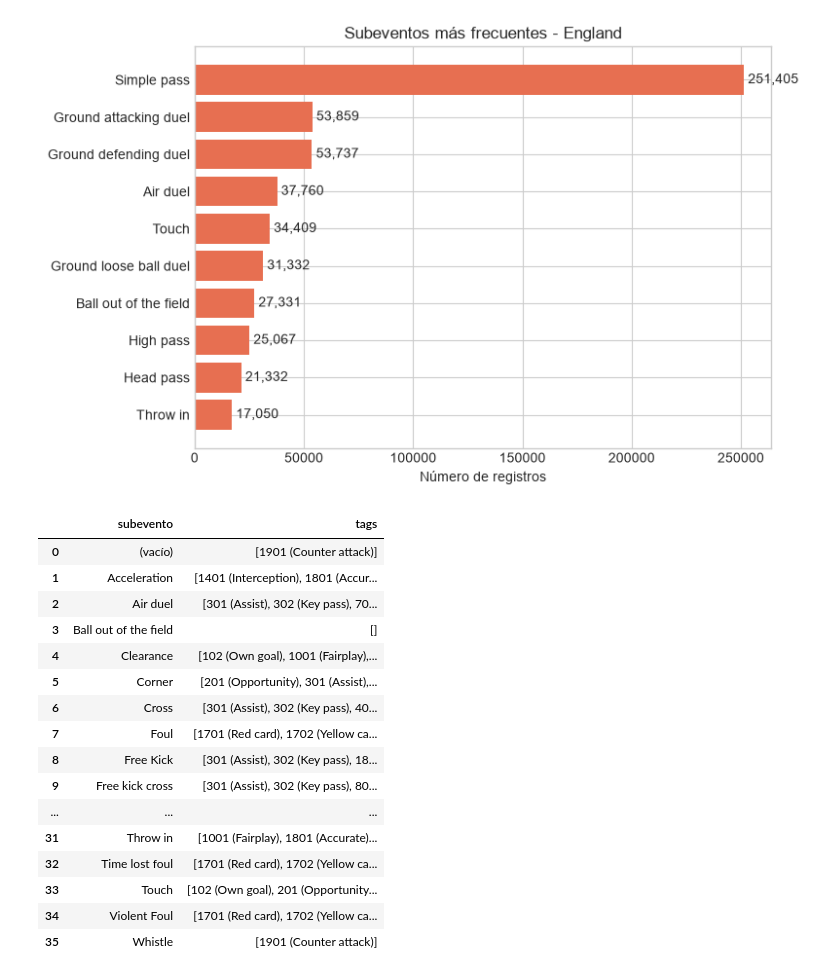
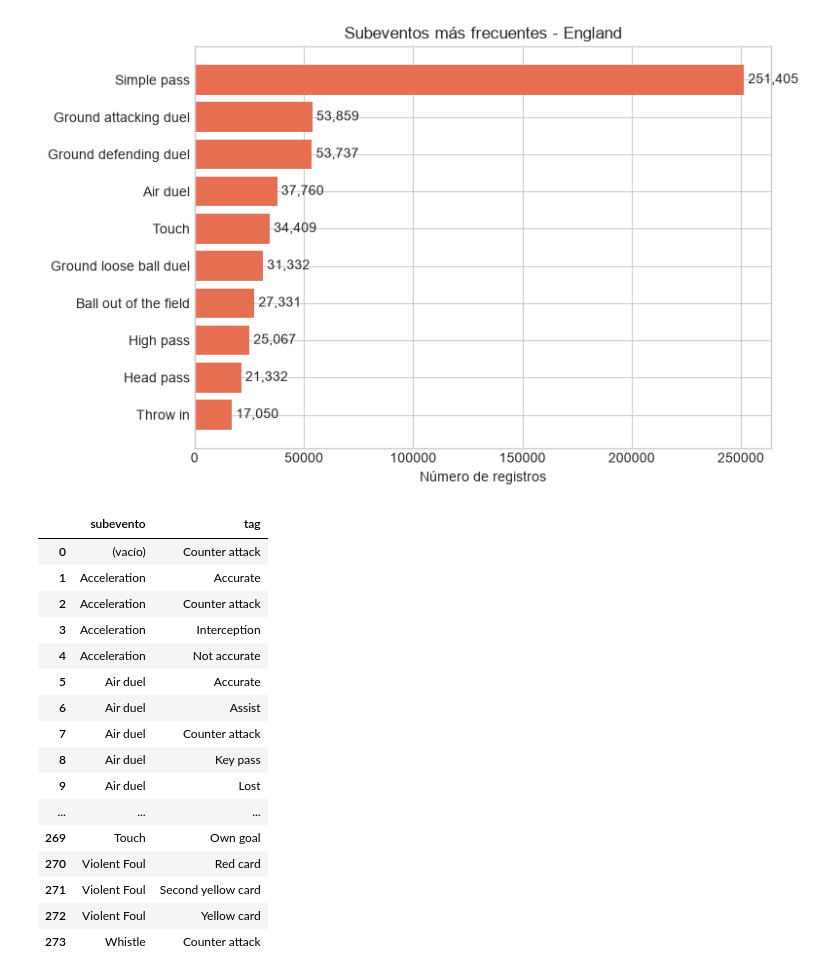
Before and after one commit to MarcosTardy/Sports_analytics_project_2, a Jupyter notebook: analisis_wyscout_england.ipynb, the cells around one changed output. Cells and saved outputs as stored; diff of their text form; code cells hidden in the pictures.

Commit message:
Add subevent/tag analysis to England notebook
Co-authored-by: Copilot <223556219+Copilot@users.noreply.github.com>

```diff
--- a/analisis_wyscout_england.ipynb
+++ b/analisis_wyscout_england.ipynb
@@ -214,41 +241,41 @@ plt.show()
 # %%
 import json
 import pandas as pd
 
 with ARCHIVO_EVENTOS.open(encoding="utf-8") as f:
     eventos = json.load(f)
 
 tags2name = pd.read_csv(CARPETA_BASE / "data" / "tags2name.csv", sep=";").set_index("Tag")["Description"]
 
 tags_por_subevento = {}
 for e in eventos:
     tags_por_subevento.setdefault(e["subEventName"] or "(vacío)", set()).update(t["id"] for t in e["tags"])
 
 df_subeventos_tags = pd.DataFrame(
     [
-        {
-            "subevento": nombre,
-            "tags": [f"{t} ({tags2name.get(t, '?')})" for t in sorted(tags)],
-        }
-        for nombre, tags in sorted(tags_por_subevento.items())
+        {"subevento": subevento, "tag": tags2name.get(tag, "?")}
+        for subevento, tags in sorted(tags_por_subevento.items())
+        for tag in sorted(tags)
     ]
-)
-df_subeventos_tags
+).sort_values(["subevento", "tag"]).reset_index(drop=True)
+
+with pd.option_context("display.max_rows", None):
+    display(df_subeventos_tags)
 # %% [output]
-|  | subevento | tags |
-| 0 | (vacío) | [1901 (Counter attack)] |
-| 1 | Acceleration | [1401 (Interception), 1801 (Accur... |
-| 2 | Air duel | [301 (Assist), 302 (Key pass), 70... |
-| 3 | Ball out of the field | [] |
-| 4 | Clearance | [102 (Own goal), 1001 (Fairplay),... |
-| 5 | Corner | [201 (Opportunity), 301 (Assist),... |
-| 6 | Cross | [301 (Assist), 302 (Key pass), 40... |
-| 7 | Foul | [1701 (Red card), 1702 (Yellow ca... |
-| 8 | Free Kick | [301 (Assist), 302 (Key pass), 18... |
-| 9 | Free kick cross | [301 (Assist), 302 (Key pass), 80... |
+|  | subevento | tag |
+| 0 | (vacío) | Counter attack |
+| 1 | Acceleration | Accurate |
+| 2 | Acceleration | Counter attack |
+| 3 | Acceleration | Interception |
+| 4 | Acceleration | Not accurate |
+| 5 | Air duel | Accurate |
+| 6 | Air duel | Assist |
+| 7 | Air duel | Counter attack |
+| 8 | Air duel | Key pass |
+| 9 | Air duel | Lost |
 | ... | ... | ... |
-| 31 | Throw in | [1001 (Fairplay), 1801 (Accurate)... |
-| 32 | Time lost foul | [1701 (Red card), 1702 (Yellow ca... |
-| 33 | Touch | [102 (Own goal), 201 (Opportunity... |
-| 34 | Violent Foul | [1701 (Red card), 1702 (Yellow ca... |
-| 35 | Whistle | [1901 (Counter attack)] |
+| 269 | Touch | Own goal |
+| 270 | Violent Foul | Red card |
+| 271 | Violent Foul | Second yellow card |
+| 272 | Violent Foul | Yellow card |
+| 273 | Whistle | Counter attack |
```
Also changed, not shown: parts of 4 cells of this notebook, 1 other file.
